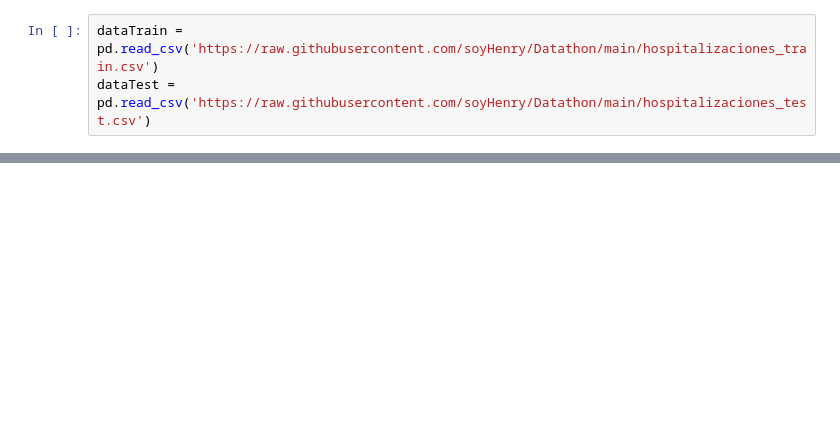
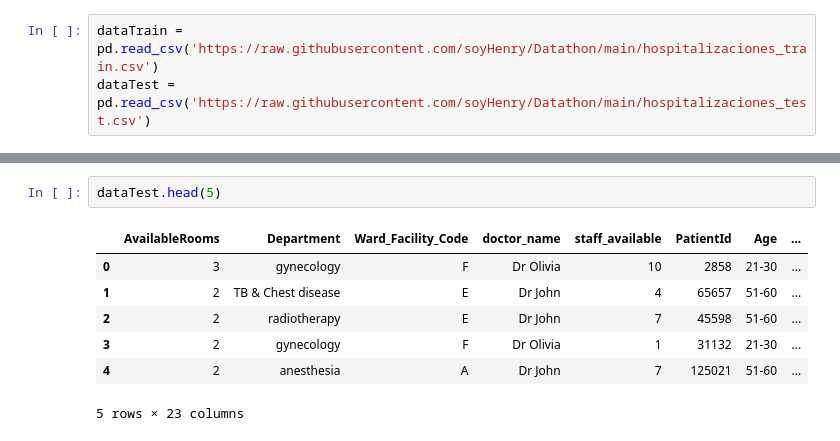
Before and after one commit to Leonardo1278/ML_PI02, a Jupyter notebook: PI02.ipynb, the cells around one changed output, grey strips where cells are left out. Saved outputs shown, nothing was run; the diff lists cells and outputs as text; blank space fills up the shorter version.

```diff
--- a/PI02.ipynb
+++ b/PI02.ipynb
@@ -22 +84,11 @@ dataTest
+# %%
+dataTest.head(5)
+# %% [output]
+|  | AvailableRooms | Department | Ward_Facility_Code | doctor_name | staff_available | PatientId | Age | ... |
+| 0 | 3 | gynecology | F | Dr Olivia | 10 | 2858 | 21-30 | ... |
+| 1 | 2 | TB & Chest disease | E | Dr John | 4 | 65657 | 51-60 | ... |
+| 2 | 2 | radiotherapy | E | Dr John | 7 | 45598 | 51-60 | ... |
+| 3 | 2 | gynecology | F | Dr Olivia | 1 | 31132 | 21-30 | ... |
+| 4 | 2 | anesthesia | A | Dr John | 7 | 125021 | 51-60 | ... |
+5 rows × 23 columns
 # %%
```
Also changed, not shown: parts of 34 cells of this notebook.
